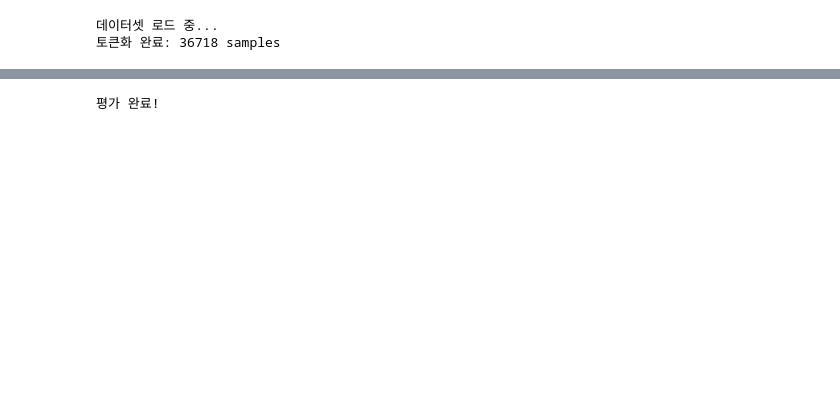
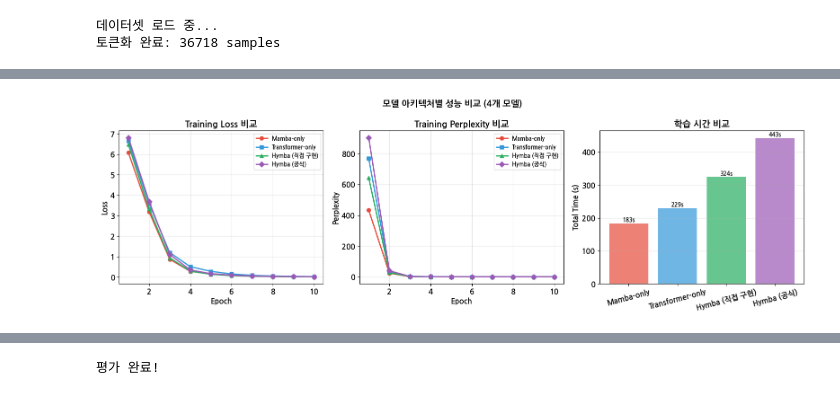
Before and after one commit to leadbreak/study, a Jupyter notebook: algorithm/14.hymba/04.Hymba_Evaluation.ipynb, the cells around one changed output, grey strips where cells are left out. Cells and saved outputs as stored; diff of their text form; code cells hidden in the pictures; blank space fills up the shorter version.

```diff
--- a/algorithm/14.hymba/04.Hymba_Evaluation.ipynb
+++ b/algorithm/14.hymba/04.Hymba_Evaluation.ipynb
@@ -651,0 +493,20 @@ print(f'저장: {RESULTS_DIR}/training_curves.png')
+# %%
+# ============================================================
+# 4. Hymba (공식) 학습
+# ============================================================
+torch.cuda.empty_cache()
+gc.collect()
+
+model_hymba_official = HymbaOfficialModel(config_hymba_official)
+model_hymba_official, history_hymba_official = train_model(
+    model_hymba_official, train_dataloader, train_config, device, 'Hymba (공식)'
+)
+
+all_results['Hymba (공식)'] = {
+    'params_m': model_info['Hymba (공식)']['params_m'],
+    'final_loss': history_hymba_official['loss'][-1],
+    'final_ppl': history_hymba_official['ppl'][-1],
+    'total_time': sum(history_hymba_official['time']),
+    'history': history_hymba_official,
+}
+trained_models['Hymba (공식)'] = model_hymba_official
@@ -651,0 +564,66 @@ print(f'저장: {RESULTS_DIR}/training_curves.png')
+# %%
+# ============================================================
+# 학습 곡선 비교 (4개 모델)
+# ============================================================
+fig, axes = plt.subplots(1, 3, figsize=(16, 5))
+
+colors = {
+    'Mamba-only': '#E74C3C',
+    'Transformer-only': '#3498DB',
+    'Hymba (직접 구현)': '#27AE60',
+    'Hymba (공식)': '#9B59B6'
+}
+markers = {
+    'Mamba-only': 'o',
+    'Transformer-only': 's',
+    'Hymba (직접 구현)': '^',
+    'Hymba (공식)': 'D'
+}
+
+epochs = range(1, train_config.num_epochs + 1)
+
+# Loss 비교
+ax1 = axes[0]
+for name, result in all_results.items():
+    ax1.plot(epochs, result['history']['loss'], f'{markers[name]}-',
+             color=colors[name], label=name, linewidth=2, markersize=6)
+ax1.set_xlabel('Epoch')
+ax1.set_ylabel('Loss')
+ax1.set_title('Training Loss 비교')
+ax1.legend(fontsize=9)
+ax1.grid(True, alpha=0.3)
+
+# PPL 비교
+ax2 = axes[1]
+for name, result in all_results.items():
+    ax2.plot(epochs, result['history']['ppl'], f'{markers[name]}-',
+             color=colors[name], label=name, linewidth=2, markersize=6)
+ax2.set_xlabel('Epoch')
+ax2.set_ylabel('Perplexity')
+ax2.set_title('Training Perplexity 비교')
+ax2.legend(fontsize=9)
+ax2.grid(True, alpha=0.3)
+
+# 학습 시간 비교
+ax3 = axes[2]
+model_names = list(all_results.keys())
+times = [all_results[n]['total_time'] for n in model_names]
+bars = ax3.bar(model_names, times, color=[colors[n] for n in model_names], alpha=0.7)
+ax3.set_ylabel('Total Time (s)')
+ax3.set_title('학습 시간 비교')
+ax3.grid(True, alpha=0.3, axis='y')
+ax3.tick_params(axis='x', rotation=15)
+
+# 값 표시
+for bar, t in zip(bars, times):
+    ax3.text(bar.get_x() + bar.get_width()/2, bar.get_height() + 1,
+             f'{t:.0f}s', ha='center', va='bottom', fontsize=9)
+
+plt.suptitle('모델 아키텍처별 성능 비교 (4개 모델)', fontsize=14, fontweight='bold')
+plt.tight_layout()
+plt.savefig(f'{RESULTS_DIR}/model_comparison.png', dpi=150, bbox_inches='tight')
+plt.show()
+
+print(f'저장: {RESULTS_DIR}/model_comparison.png')
+# %% [output]
+[figure, added]
```
Also changed, not shown: parts of 42 cells of this notebook.
